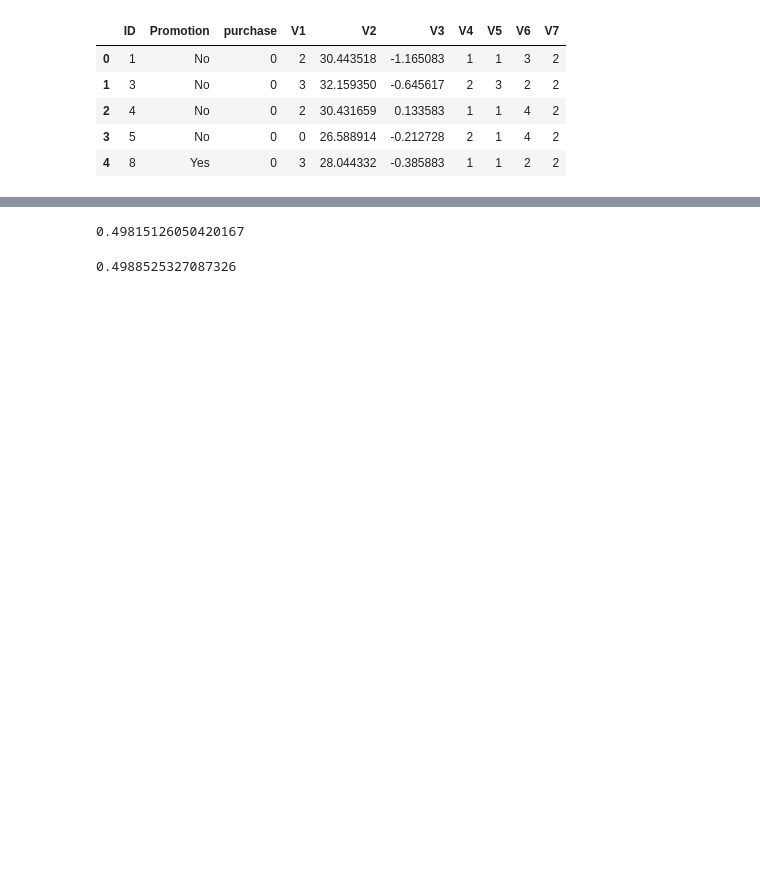
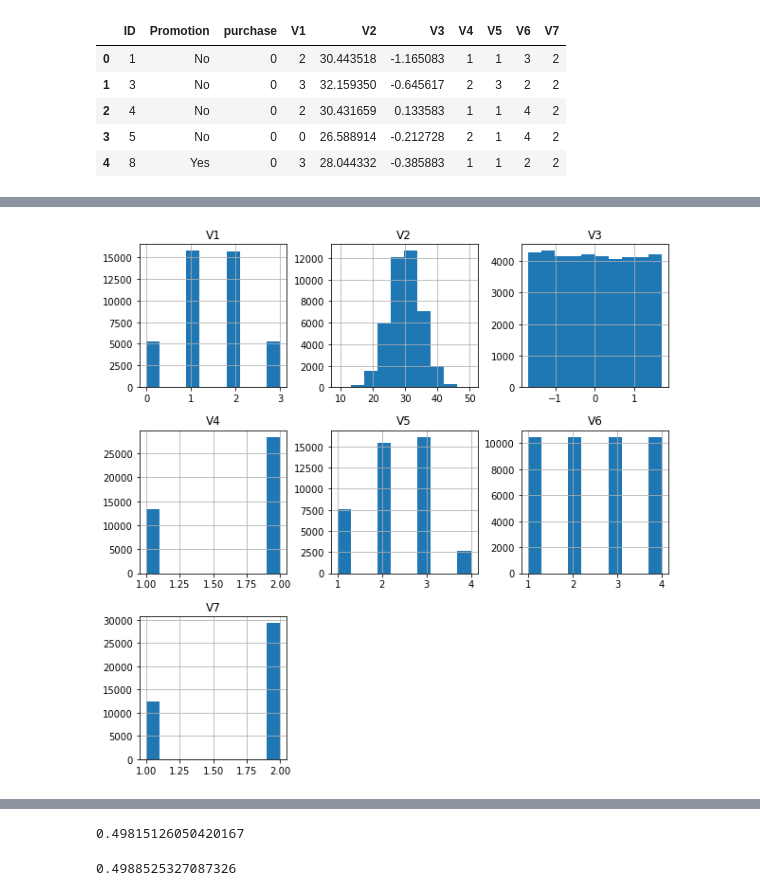
Before and after one commit to pedflotor/Data-Scientist-Nanodegree, a Jupyter notebook: Portfolio Exercises/Starbucks/Starbucks.ipynb, the cells around one changed output, grey strips where cells are left out. Drawn from its saved outputs; the diff is of its cells as text; code cells hidden in the pictures; blank space fills up the shorter version.

```diff
--- a/Portfolio Exercises/Starbucks/Starbucks.ipynb
+++ b/Portfolio Exercises/Starbucks/Starbucks.ipynb
@@ -80,0 +138,4 @@ train_data.head()
+# %%
+train_data[(train_data['Promotion']=='No') & (train_data['purchase']==0)][features].hist(figsize=(10,10));
+# %% [output]
+[figure, added]
```
Also changed, not shown: parts of 18 cells of this notebook.
